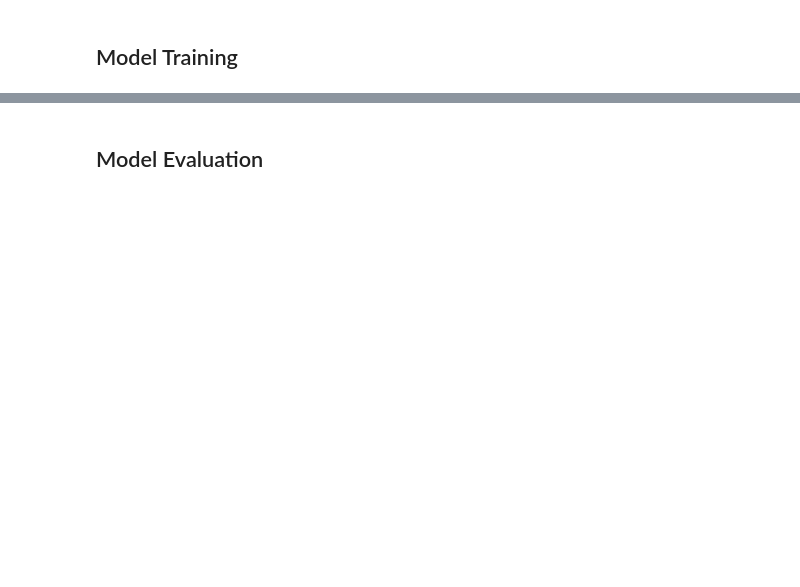
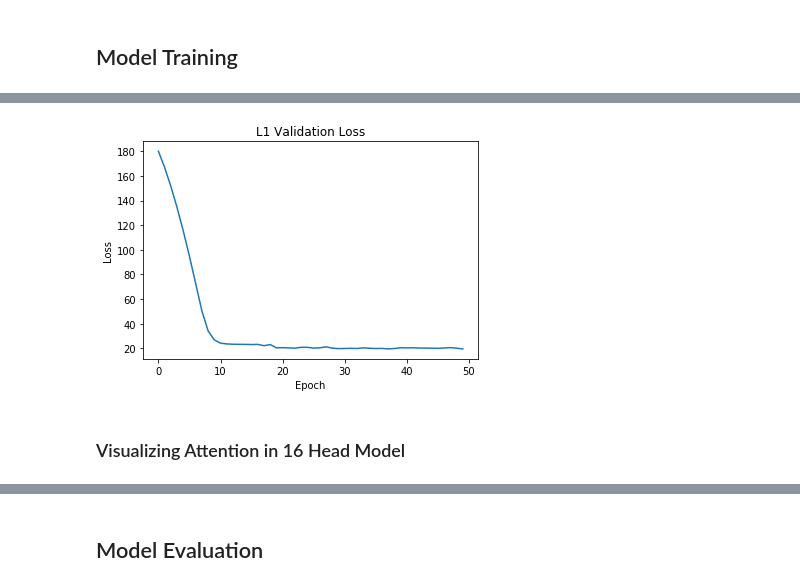
Before and after one commit to matteosantama/bookmaker, a Jupyter notebook: report_attention.ipynb, the cells around one changed output, grey strips where cells are left out. Cells and saved outputs as stored; diff of their text form; code cells hidden in the pictures; blank space fills up the shorter version.

```diff
--- a/report_attention.ipynb
+++ b/report_attention.ipynb
@@ -113,0 +157,10 @@ Test Error:  tensor(10.8093, dtype=torch.float64, grad_fn=<SmoothL1LossBackward>
+# %%
+plt.title('L1 Validation Loss')
+plt.xlabel('Epoch')
+plt.ylabel('Loss')
+plt.plot(losses2)
+plt.show()
+# %% [output]
+[figure, added]
+# %% [markdown]
+### Visualizing Attention in 16 Head Model
```
Also changed, not shown: parts of 29 cells of this notebook, 2 other files.
